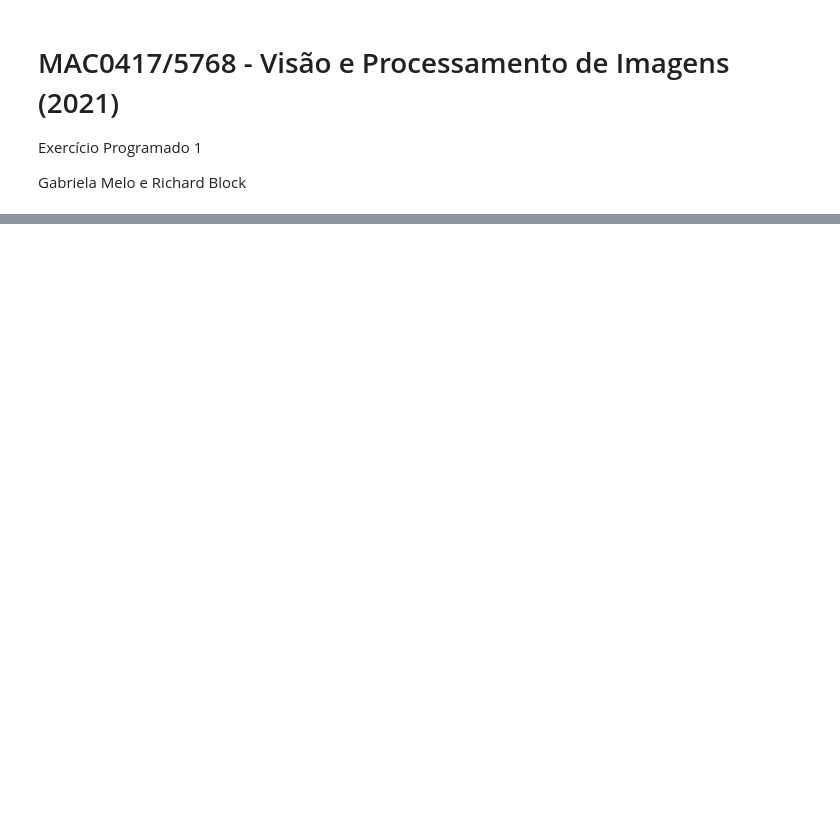
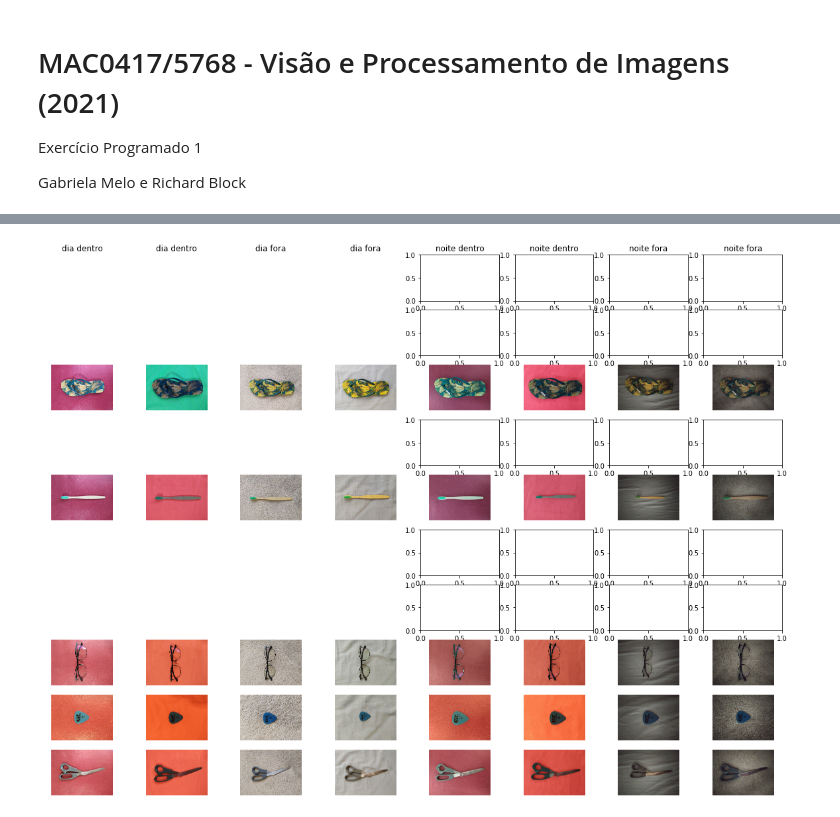
Before and after one commit to gabi-melo/image_processing, a Jupyter notebook: EP1/EP1.ipynb, the cells around one changed output, grey strips where cells are left out. Cells and saved outputs as stored; diff of their text form; code cells hidden in the pictures; blank space fills up the shorter version.

Commit message:
EP1 update notebook visualização

```diff
--- a/EP1/EP1.ipynb
+++ b/EP1/EP1.ipynb
@@ -64,0 +70,9 @@ tabela_classe
+# %%
+s = tabela_classe.reset_index().iloc[0]
+
+def select_ex(s):
+
+    return list(product([s["classe"]], s["var iluminação"], s["var local"]))
+
+selected = tabela_classe.reset_index().apply(select_ex, axis=1)
+selected
@@ -64,0 +91,33 @@ tabela_classe
+# %%
+data_basepath = "/Users/gabimelo/Desktop/dataset/"
+
+fig, axes = plt.subplots(10, 8, figsize=(20,15))
+
+for x, val in selected.items():
+    for y, ex in enumerate(val):
+
+        c, i, l = ex
+
+        try:
+            paths = metadata[(metadata.classe == c) &
+                            (metadata.periodo == i) &
+                            (metadata.local == l) &
+                            (metadata.exemplo == 1) &
+                            (metadata.repeticao == 1)].arquivo.values[0:2]
+
+            img = plt.imread(data_basepath + paths[0])
+            axes[x,y*2].imshow(img)
+            axes[x,y*2].set_axis_off()
+
+            img = plt.imread(data_basepath + paths[1])
+            axes[x,y*2+1].imshow(img)
+            axes[x,y*2+1].set_axis_off()
+
+        except:
+            axes[x,y].set_axis_off()
+
+        if x == 0:
+            axes[x,y*2].set_title(ex[1] + " " + ex[2])
+            axes[x,y*2+1].set_title(ex[1] + " " + ex[2])
+# %% [output]
+[figure, added]
```
Also changed, not shown: parts of 5 cells of this notebook, 1 other file.
